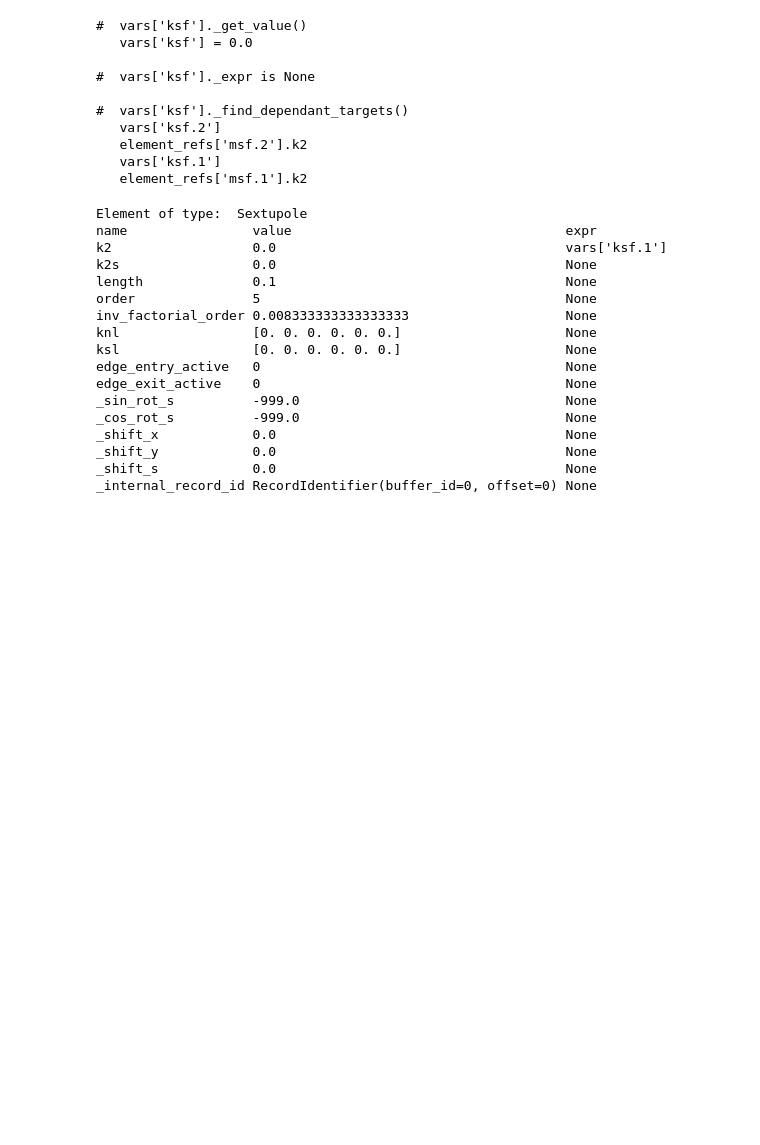
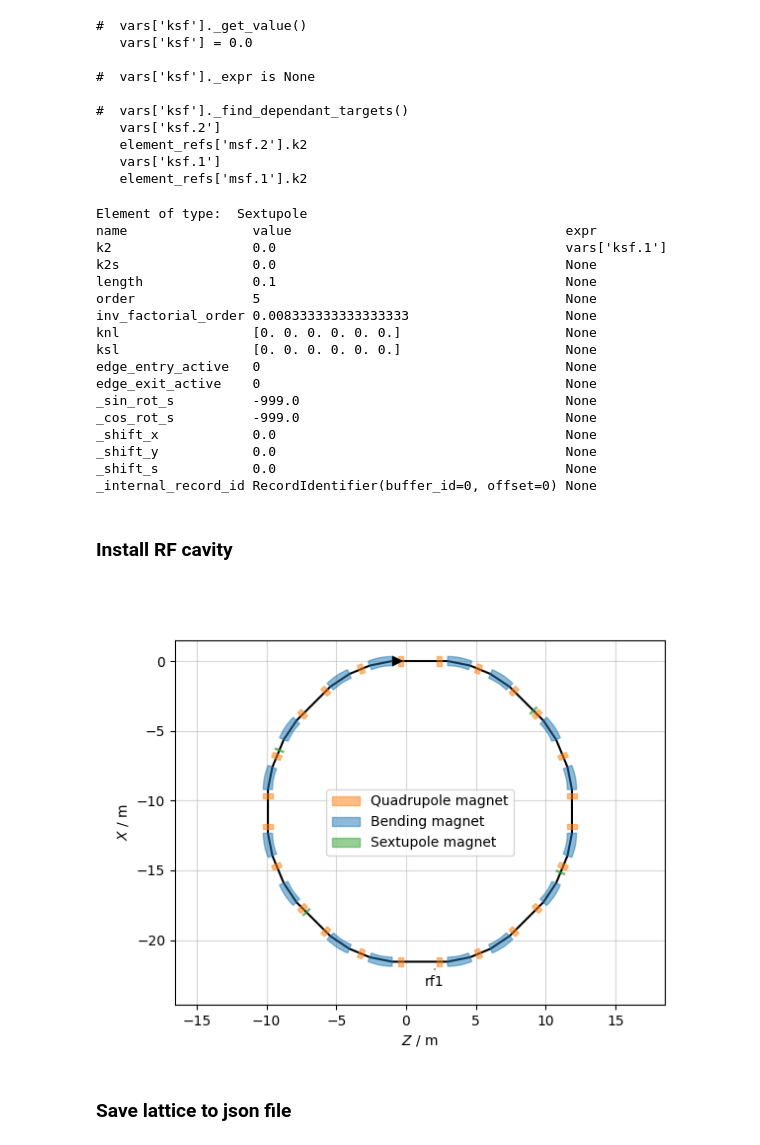
Before and after one commit to xsuite/tutorial_cern_seminar, a Jupyter notebook: notebook_00_lattice_design.ipynb, the cells around one changed output. Cells and saved outputs as stored; diff of their text form; code cells hidden in the pictures; blank space fills up the shorter version.

```diff
--- a/notebook_00_lattice_design.ipynb
+++ b/notebook_00_lattice_design.ipynb
@@ -190,3 +188,15 @@ _internal_record_id RecordIdentifier(buffer_id=0, offset=0) None
+# %% [markdown]
+### Install RF cavity
+# %%
+env.new('rf1', xt.Cavity)
+ring.insert('rf1', at=0.5, from_='qfa.3@start')
+# %%
+sv = ring.survey()
+sv.plot(labels=['rf1'])
+# %% [output]
+[figure, added]
+# %% [markdown]
+### Save lattice to json file
 # %%
 env['ring'] = ring
 env.to_json('pimm.json')
```
Also changed, not shown: parts of 3 cells of this notebook, 1 other file.
